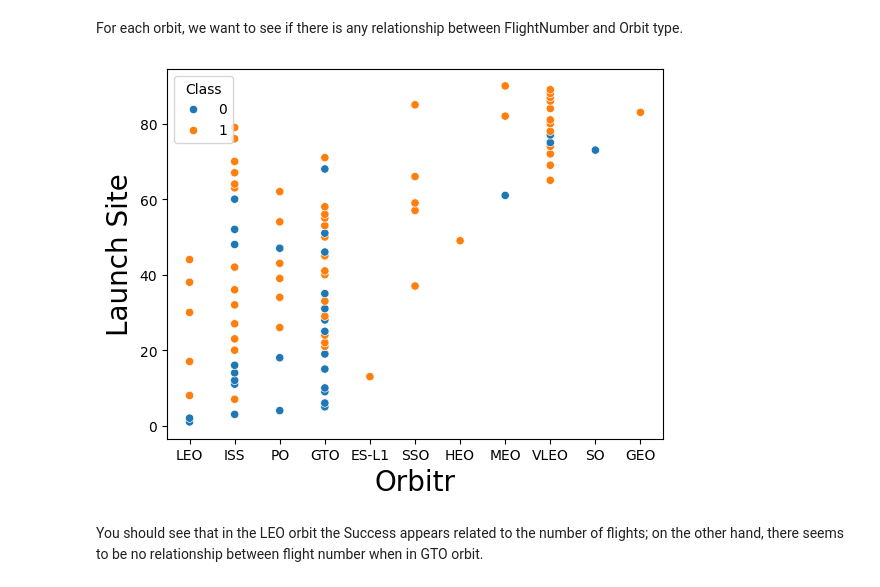
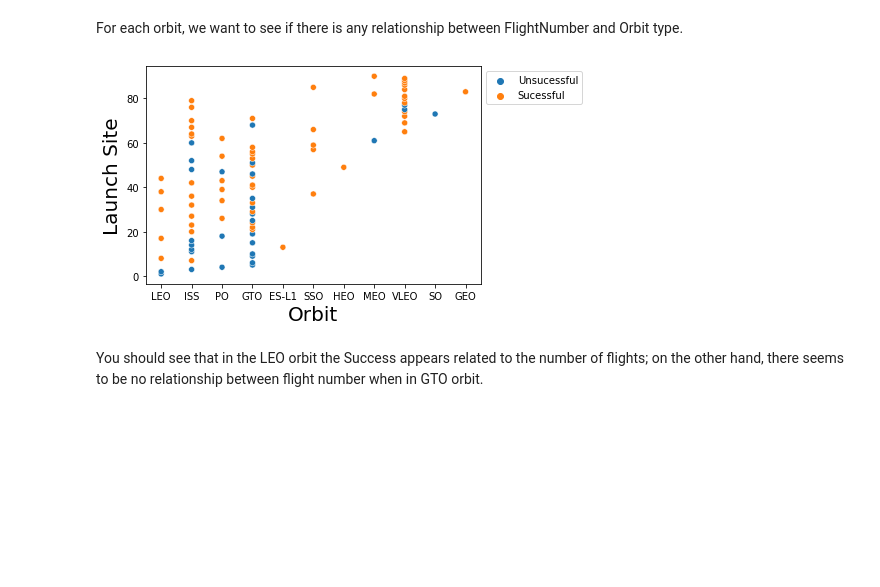
Before and after one commit to ManoloSampaio/IBMDS, a Jupyter notebook: DScapstone/jupyter-labs-eda-dataviz.ipynb, the cells around one changed output. Drawn from its saved outputs; the diff is of its cells as text; code cells hidden in the pictures; blank space fills up the shorter version.

```diff
--- a/DScapstone/jupyter-labs-eda-dataviz.ipynb
+++ b/DScapstone/jupyter-labs-eda-dataviz.ipynb
@@ -212,12 +149,17 @@ plt.show()
 For each orbit, we want to see if there is any relationship between FlightNumber and Orbit type.
 # %%
 # Plot a scatter point chart with x axis to be FlightNumber and y axis to be the Orbit, and hue to be the class value
-sns.scatterplot(x="Orbit", y="FlightNumber", hue="Class", data=df)
-plt.xlabel("Orbitr",fontsize=20)
+ax=sns.scatterplot(x="Orbit", y="FlightNumber", hue="Class", data=df)
+handles, labels = ax.get_legend_handles_labels()
+
+ax.legend(handles=handles,
+          labels=['Unsucessful','Sucessful'],
+          bbox_to_anchor=(1.0,1.0))
+plt.xlabel("Orbit",fontsize=20)
 plt.ylabel("Launch Site",fontsize=20)
 plt.show()
 # %% [output]
-[figure, old version]
+[figure, new version]
 # %% [markdown]
 You should see that in the LEO orbit the Success appears related to the number of flights; on the other hand, there seems to be no relationship between flight number when in GTO orbit.
 # %%
```
Also changed, not shown: parts of 18 cells of this notebook.
